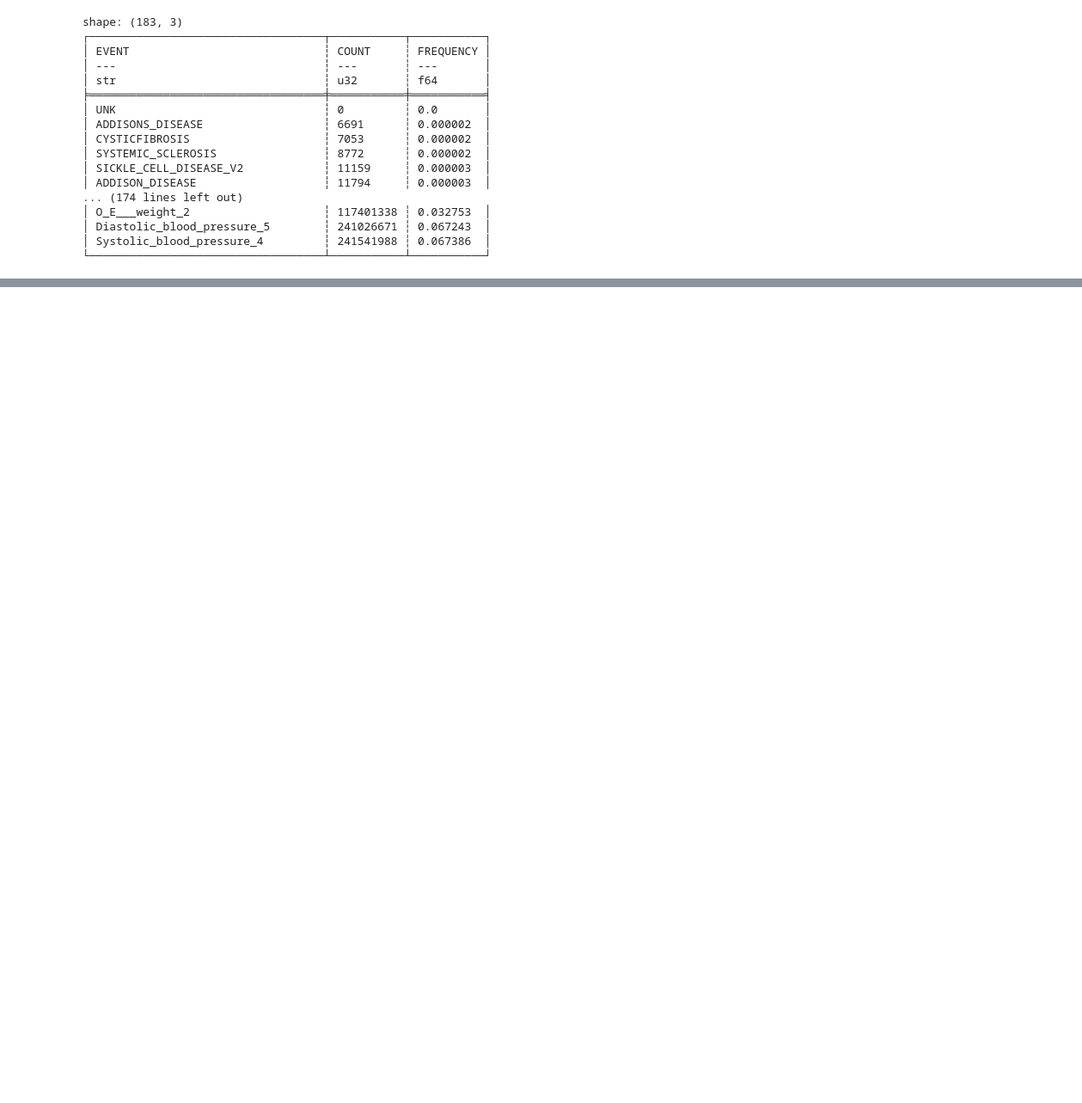
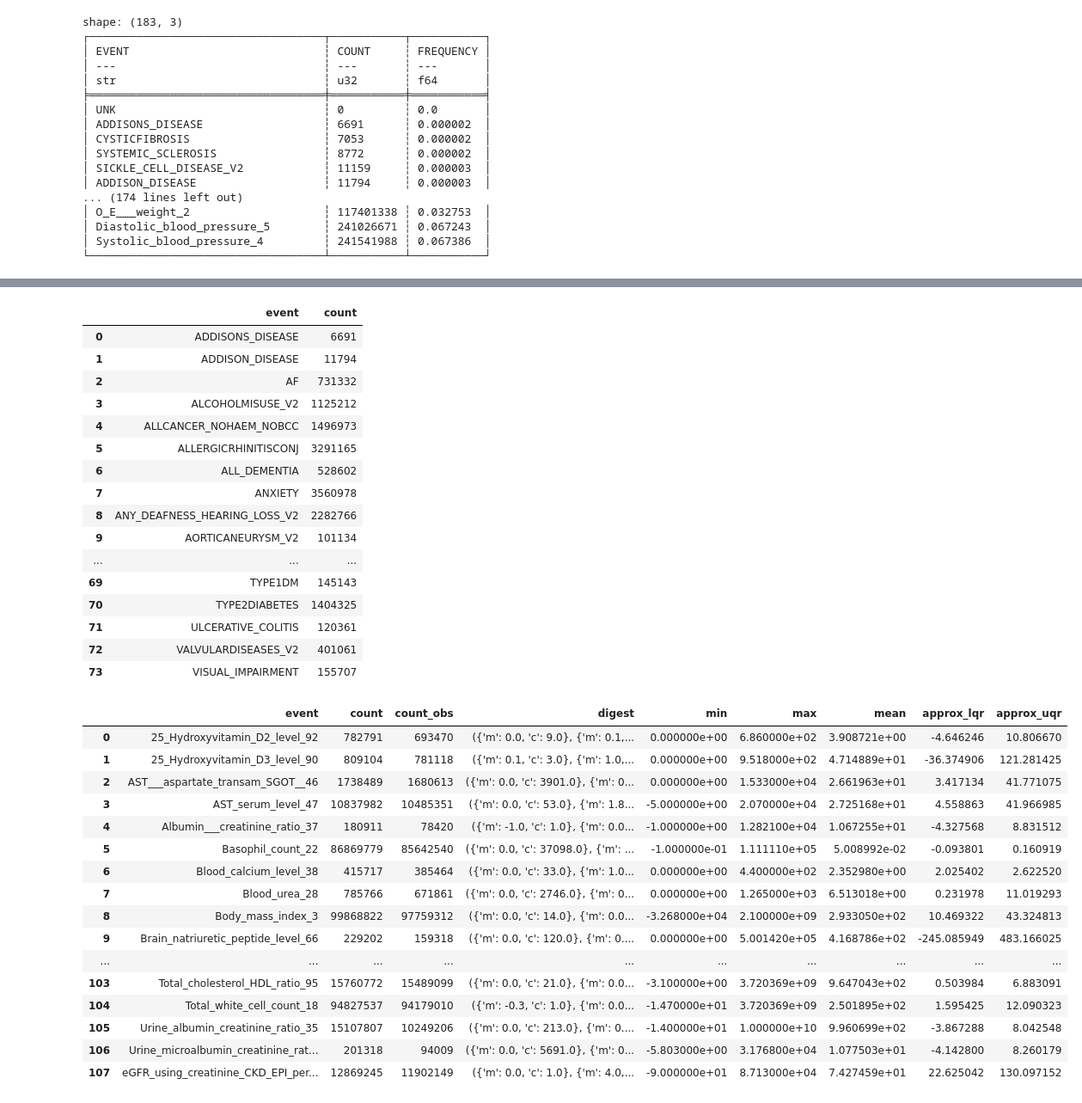
Before and after one commit to cwlgadd/SurvivEHR, a Jupyter notebook: examples/data/Untitled.ipynb, the cells around one changed output, grey strips where cells are left out. Shown at 86% size. Saved outputs shown, nothing was run; the diff lists cells and outputs as text; code cells hidden in the pictures; blank space fills up the shorter version.

```diff
--- a/examples/data/Untitled.ipynb
+++ b/examples/data/Untitled.ipynb
@@ -149,0 +172,6 @@ shape: (183, 3)
+# %%
+import pandas as pd
+pd.set_option('display.max_rows', 1000) #replace n with the number of columns you want to see completely
+for _key in dm.train_set.meta_information.keys():
+    display(dm.train_set.meta_information[_key])
+# %% [output]
@@ -149,0 +196,34 @@ shape: (183, 3)
+|  | event | count |
+| 0 | ADDISONS_DISEASE | 6691 |
+| 1 | ADDISON_DISEASE | 11794 |
+| 2 | AF | 731332 |
+| 3 | ALCOHOLMISUSE_V2 | 1125212 |
+| 4 | ALLCANCER_NOHAEM_NOBCC | 1496973 |
+| 5 | ALLERGICRHINITISCONJ | 3291165 |
+| 6 | ALL_DEMENTIA | 528602 |
+| 7 | ANXIETY | 3560978 |
+| 8 | ANY_DEAFNESS_HEARING_LOSS_V2 | 2282766 |
+| 9 | AORTICANEURYSM_V2 | 101134 |
+| ... | ... | ... |
+| 69 | TYPE1DM | 145143 |
+| 70 | TYPE2DIABETES | 1404325 |
+| 71 | ULCERATIVE_COLITIS | 120361 |
+| 72 | VALVULARDISEASES_V2 | 401061 |
+| 73 | VISUAL_IMPAIRMENT | 155707 |
+|  | event | count | count_obs | digest | min | max | mean | approx_lqr | approx_uqr |
+| 0 | 25_Hydroxyvitamin_D2_level_92 | 782791 | 693470 | ({'m': 0.0, 'c': 9.0}, {'m': 0.1,... | 0.000000e+00 | 6.860000e+02 | 3.908721e+00 | -4.646246 | 10.806670 |
+| 1 | 25_Hydroxyvitamin_D3_level_90 | 809104 | 781118 | ({'m': 0.1, 'c': 3.0}, {'m': 1.0,... | 0.000000e+00 | 9.518000e+02 | 4.714889e+01 | -36.374906 | 121.281425 |
+| 2 | AST___aspartate_transam_SGOT__46 | 1738489 | 1680613 | ({'m': 0.0, 'c': 3901.0}, {'m': 0... | 0.000000e+00 | 1.533000e+04 | 2.661963e+01 | 3.417134 | 41.771075 |
+| 3 | AST_serum_level_47 | 10837982 | 10485351 | ({'m': 0.0, 'c': 53.0}, {'m': 1.8... | -5.000000e+00 | 2.070000e+04 | 2.725168e+01 | 4.558863 | 41.966985 |
+| 4 | Albumin___creatinine_ratio_37 | 180911 | 78420 | ({'m': -1.0, 'c': 1.0}, {'m': 0.0... | -1.000000e+00 | 1.282100e+04 | 1.067255e+01 | -4.327568 | 8.831512 |
+| 5 | Basophil_count_22 | 86869779 | 85642540 | ({'m': 0.0, 'c': 37098.0}, {'m': ... | -1.000000e-01 | 1.111110e+05 | 5.008992e-02 | -0.093801 | 0.160919 |
+| 6 | Blood_calcium_level_38 | 415717 | 385464 | ({'m': 0.0, 'c': 33.0}, {'m': 1.0... | 0.000000e+00 | 4.400000e+02 | 2.352980e+00 | 2.025402 | 2.622520 |
+| 7 | Blood_urea_28 | 785766 | 671861 | ({'m': 0.0, 'c': 2746.0}, {'m': 0... | 0.000000e+00 | 1.265000e+03 | 6.513018e+00 | 0.231978 | 11.019293 |
+| 8 | Body_mass_index_3 | 99868822 | 97759312 | ({'m': 0.0, 'c': 14.0}, {'m': 0.0... | -3.268000e+04 | 2.100000e+09 | 2.933050e+02 | 10.469322 | 43.324813 |
+| 9 | Brain_natriuretic_peptide_level_66 | 229202 | 159318 | ({'m': 0.0, 'c': 120.0}, {'m': 0.... | 0.000000e+00 | 5.001420e+05 | 4.168786e+02 | -245.085949 | 483.166025 |
+| ... | ... | ... | ... | ... | ... | ... | ... | ... | ... |
+| 103 | Total_cholesterol_HDL_ratio_95 | 15760772 | 15489099 | ({'m': 0.0, 'c': 21.0}, {'m': 0.0... | -3.100000e+00 | 3.720369e+09 | 9.647043e+02 | 0.503984 | 6.883091 |
+| 104 | Total_white_cell_count_18 | 94827537 | 94179010 | ({'m': -0.3, 'c': 1.0}, {'m': 0.0... | -1.470000e+01 | 3.720369e+09 | 2.501895e+02 | 1.595425 | 12.090323 |
+| 105 | Urine_albumin_creatinine_ratio_35 | 15107807 | 10249206 | ({'m': 0.0, 'c': 213.0}, {'m': 0.... | -1.400000e+01 | 1.000000e+10 | 9.960699e+02 | -3.867288 | 8.042548 |
+| 106 | Urine_microalbumin_creatinine_rat... | 201318 | 94009 | ({'m': 0.0, 'c': 5691.0}, {'m': 0... | -5.803000e+00 | 3.176800e+04 | 1.077503e+01 | -4.142800 | 8.260179 |
+| 107 | eGFR_using_creatinine_CKD_EPI_per... | 12869245 | 11902149 | ({'m': 0.0, 'c': 1.0}, {'m': 4.0,... | -9.000000e+01 | 8.713000e+04 | 7.427459e+01 | 22.625042 | 130.097152 |
```
Also changed, not shown: parts of 2 cells of this notebook, 13 other files.
